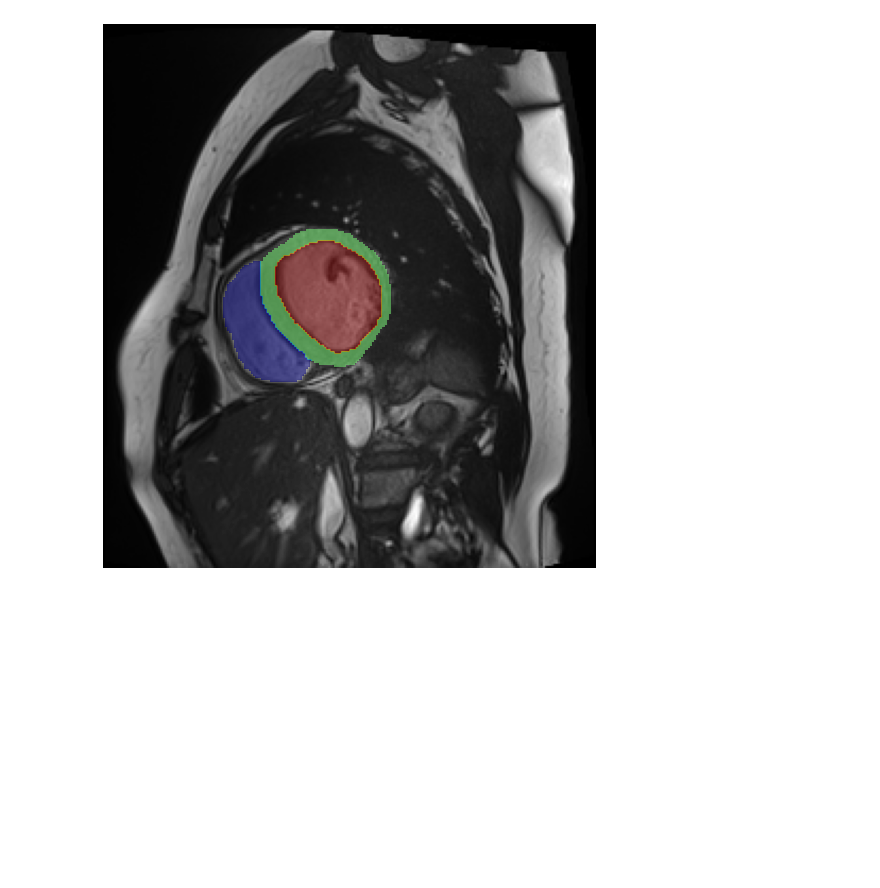
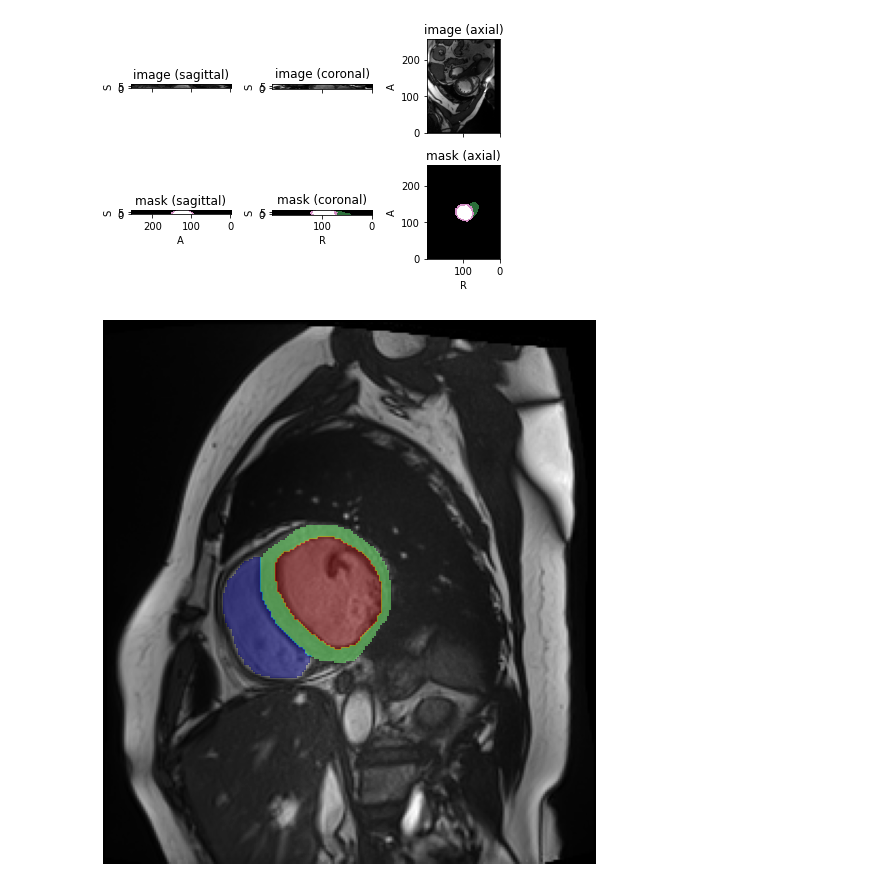
Before and after one commit to arnauddhaene/tagseg, a Jupyter notebook: notebooks/acdc-data.ipynb, the cells around one changed output. Saved outputs shown, nothing was run; the diff lists cells and outputs as text; code cells hidden in the pictures; blank space fills up the shorter version.

```diff
--- a/notebooks/acdc-data.ipynb
+++ b/notebooks/acdc-data.ipynb
@@ -33,3 +36,10 @@ total 18372
+# %%
+tio.Subject(
+    image=tio.ScalarImage(tensor=torch.tensor(nib.load(acdc_filepath / 'patient008' / 'patient008_frame01.nii.gz').get_fdata()[None, ...])),
+    mask=tio.LabelMap(tensor=torch.tensor(nib.load(acdc_filepath / 'patient008' / 'patient008_frame01_gt.nii.gz').get_fdata()[None, ...])),
+).plot()
+# %% [output]
+[figure, added]
 # %%
 patient = Patient(patient_path)
 # %%
```
Also changed, not shown: parts of 3 cells of this notebook, 19 other files.
